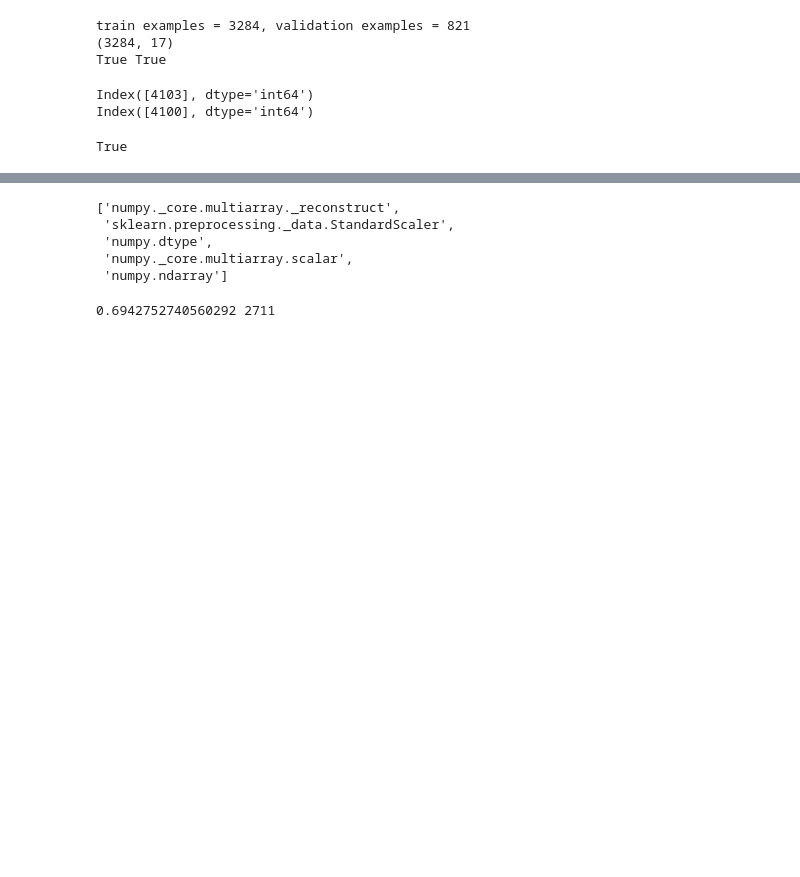
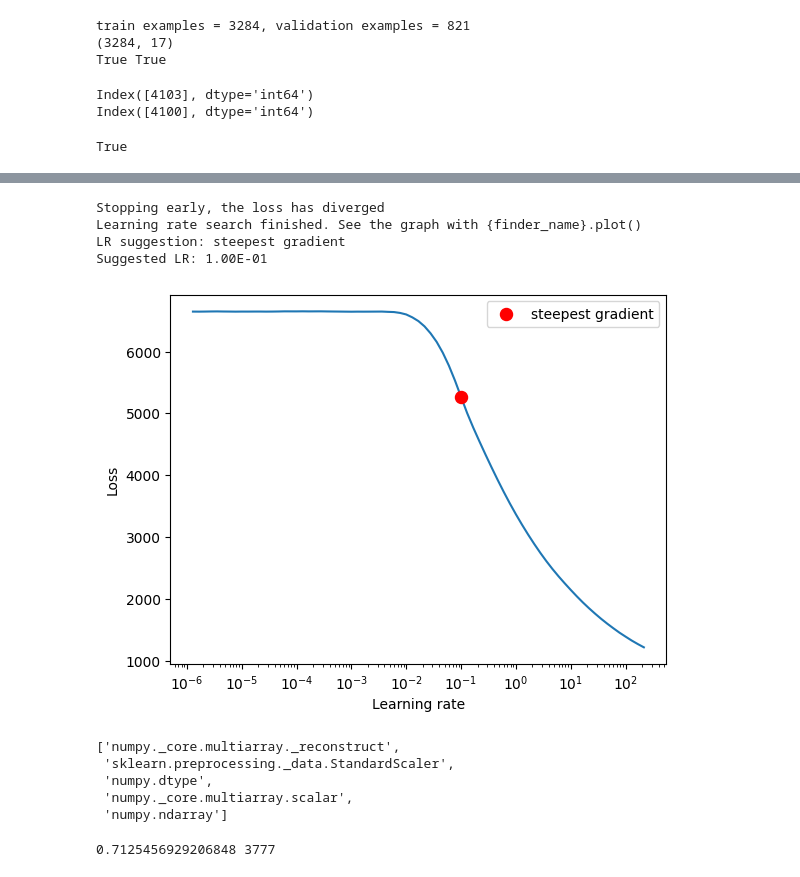
Before and after one commit to som1sezhi/itg-difficulty-predictor, a Jupyter notebook: nn_predict.ipynb, the cells around one changed output, grey strips where cells are left out. Drawn from its saved outputs; the diff is of its cells as text; code cells hidden in the pictures; blank space fills up the shorter version.

```diff
--- a/nn_predict.ipynb
+++ b/nn_predict.ipynb
@@ -386,4 +483,15 @@ classifier = RatingMLPClassifier(
 )
+# %%
+lr_finder = classifier.lr_find(
+    val_loader=classifier.test_dataloader,
+    start_lr=1e-7, end_lr=10000, num_iter=100
+)
+# %% [output]
+Stopping early, the loss has diverged
+Learning rate search finished. See the graph with {finder_name}.plot()
+LR suggestion: steepest gradient
+Suggested LR: 1.00E-01
+[figure, added]
 # %%
 torch.serialization.get_unsafe_globals_in_checkpoint(classifier.best_ckp_path)
 # %% [output]
@@ -393,12 +501,8 @@ torch.serialization.get_unsafe_globals_in_checkpoint(classifier.best_ckp_path)
  'numpy._core.multiarray.scalar',
  'numpy.ndarray']
 # %%
-# classifier.model.load_state_dict(torch.load(
-#     'checkpoints/rnn2_scalertest_128_300_64_1e-3.pt',
-#     weights_only=True
-# ))
-classifier.load_ckp('checkpoints/monotonictest/model2_best.pt')
+classifier.load_ckp('checkpoints/irtest/model4_bester.pt')
 print(classifier.best_test_acc, classifier.total_epochs)
 # %% [output]
-0.6942752740560292 2711
+0.7125456929206848 3777
 # %%
```
Also changed, not shown: parts of 20 cells of this notebook, 27 other files.
